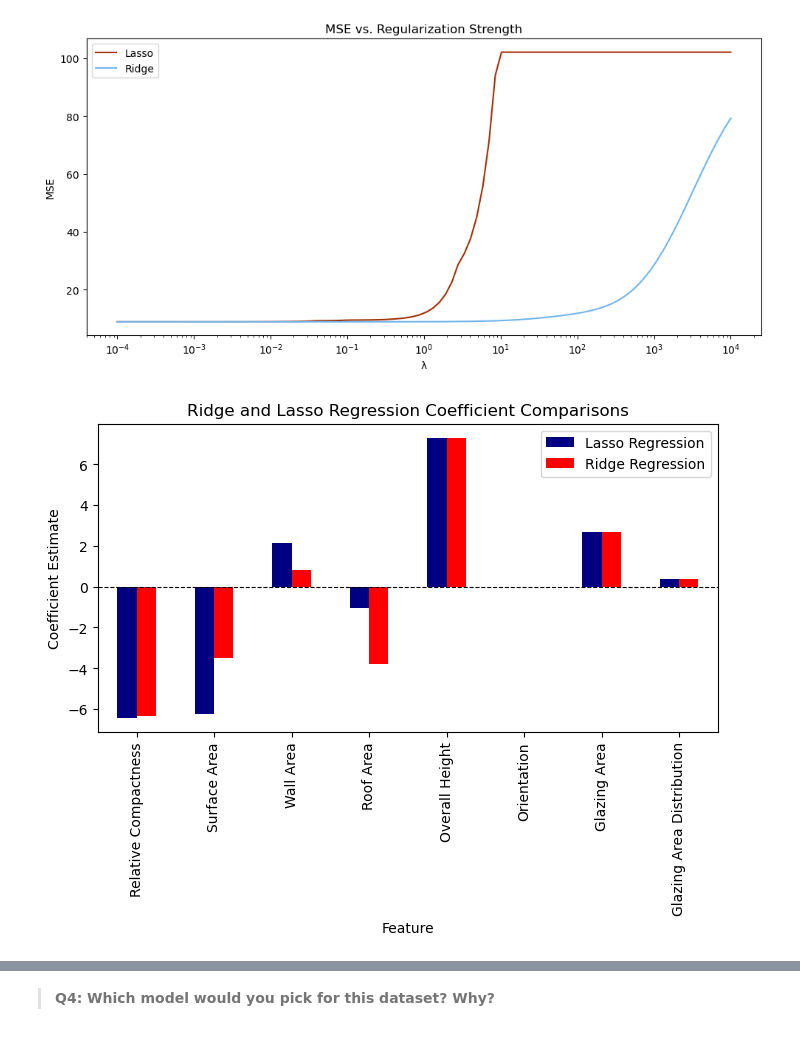
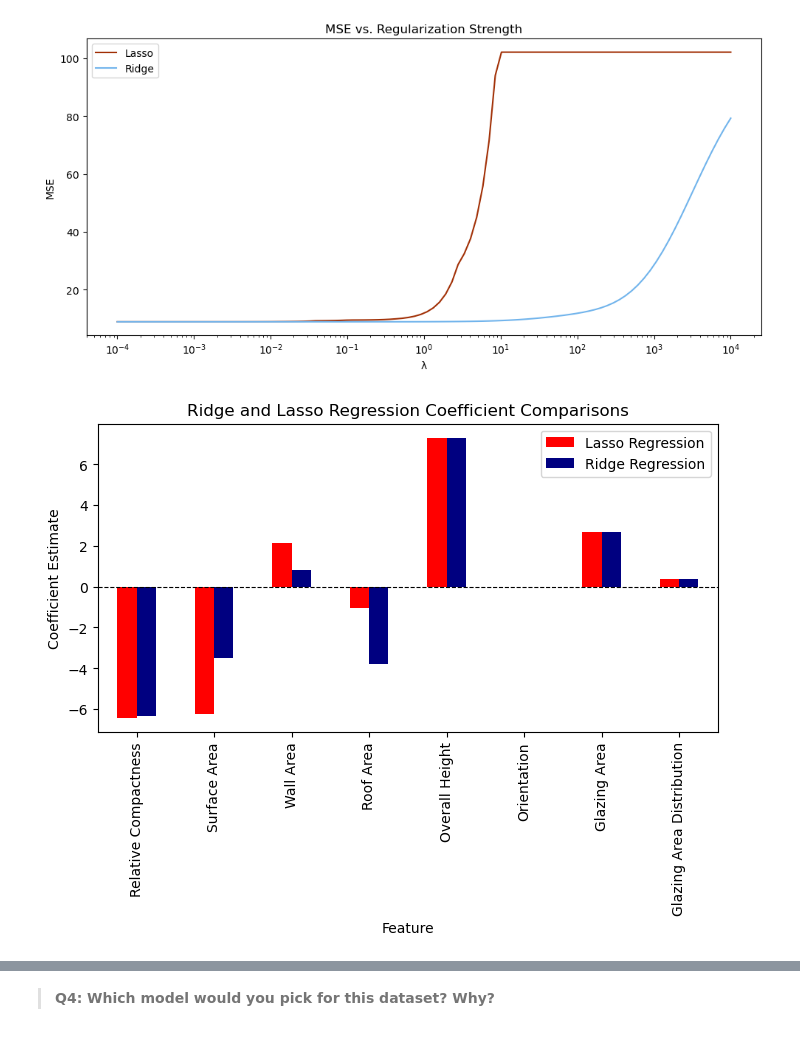
Before and after one commit to kylienewcomer/eds232-assignment-3, a Jupyter notebook: task1/hw3-task1.ipynb, the cells around one changed output, grey strips where cells are left out. Cells and saved outputs as stored; diff of their text form; code cells hidden in the pictures.

Commit message:
Adjust plots - final push

```diff
--- a/task1/hw3-task1.ipynb
+++ b/task1/hw3-task1.ipynb
@@ -361,23 +361,23 @@ plt.show()
 # %%
 all_coefs = pd.DataFrame({'Lasso Regression' : lasso_cv.coef_,
                    'Ridge Regression' : ridge_cv.coef_},
                    index = feature_names)
 
 
 
 fig, axes = plt.subplots(figsize=(8, 4))
 
-axes = all_coefs.plot(color = ['navy', 'red'],
+axes = all_coefs.plot(color = ['red', "navy"],
                       kind = 'bar',
                       ax = axes)
 title = ''
 axes.axhline(0, color='black', linewidth=0.8, linestyle='--')
 axes.set_ylabel("Coefficient Estimate")
 axes.set_xlabel("Feature")
 axes.set_title("Ridge and Lasso Regression Coefficient Comparisons")
 plt.show()
 # %% [output]
-[figure, old version]
+[figure, new version]
 # %%
 all_coefs = pd.DataFrame({'OLS Regression' : ols.coef_,
                           'Lasso Regression' : lasso_cv.coef_,
```
Also changed, not shown: parts of 1 cell of this notebook.
